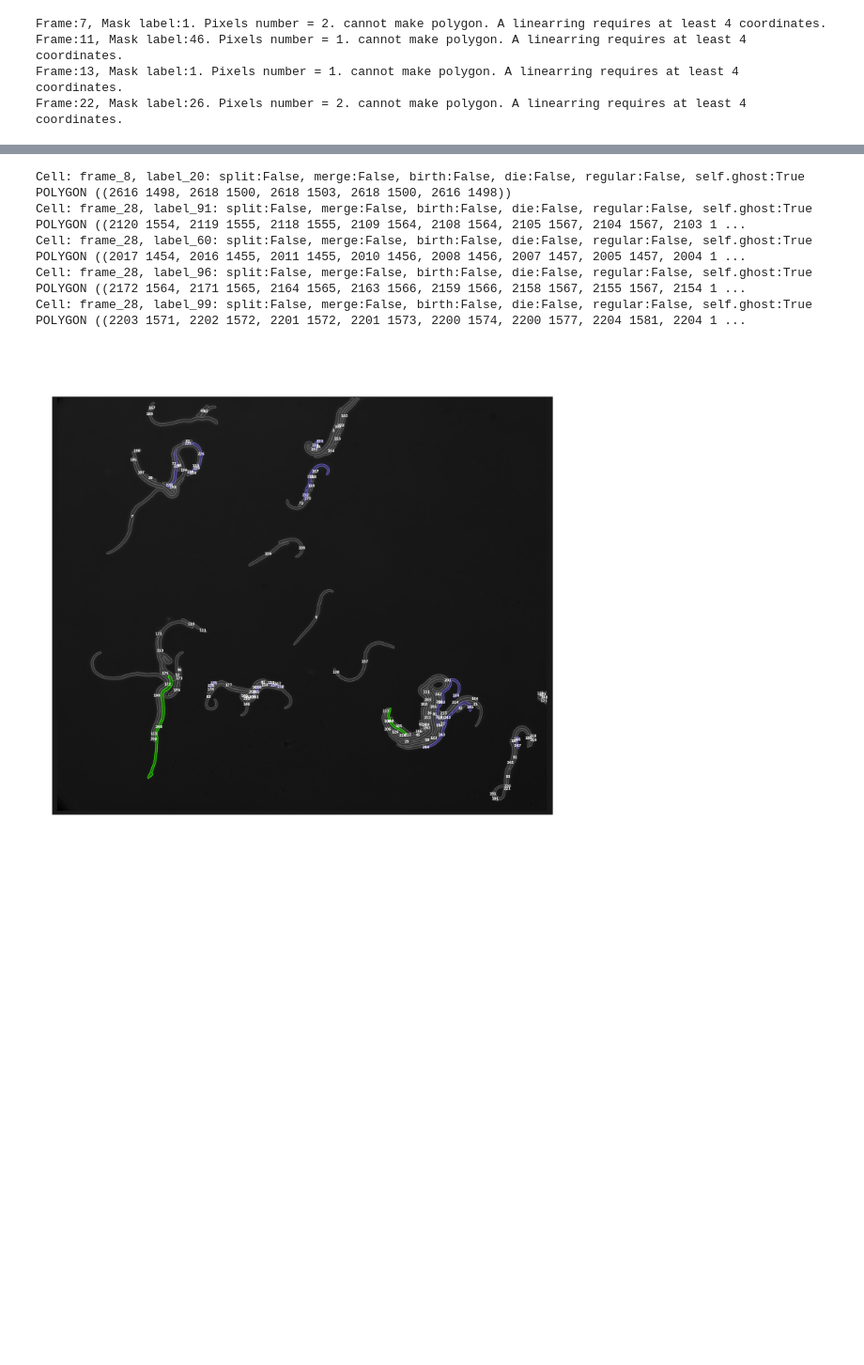
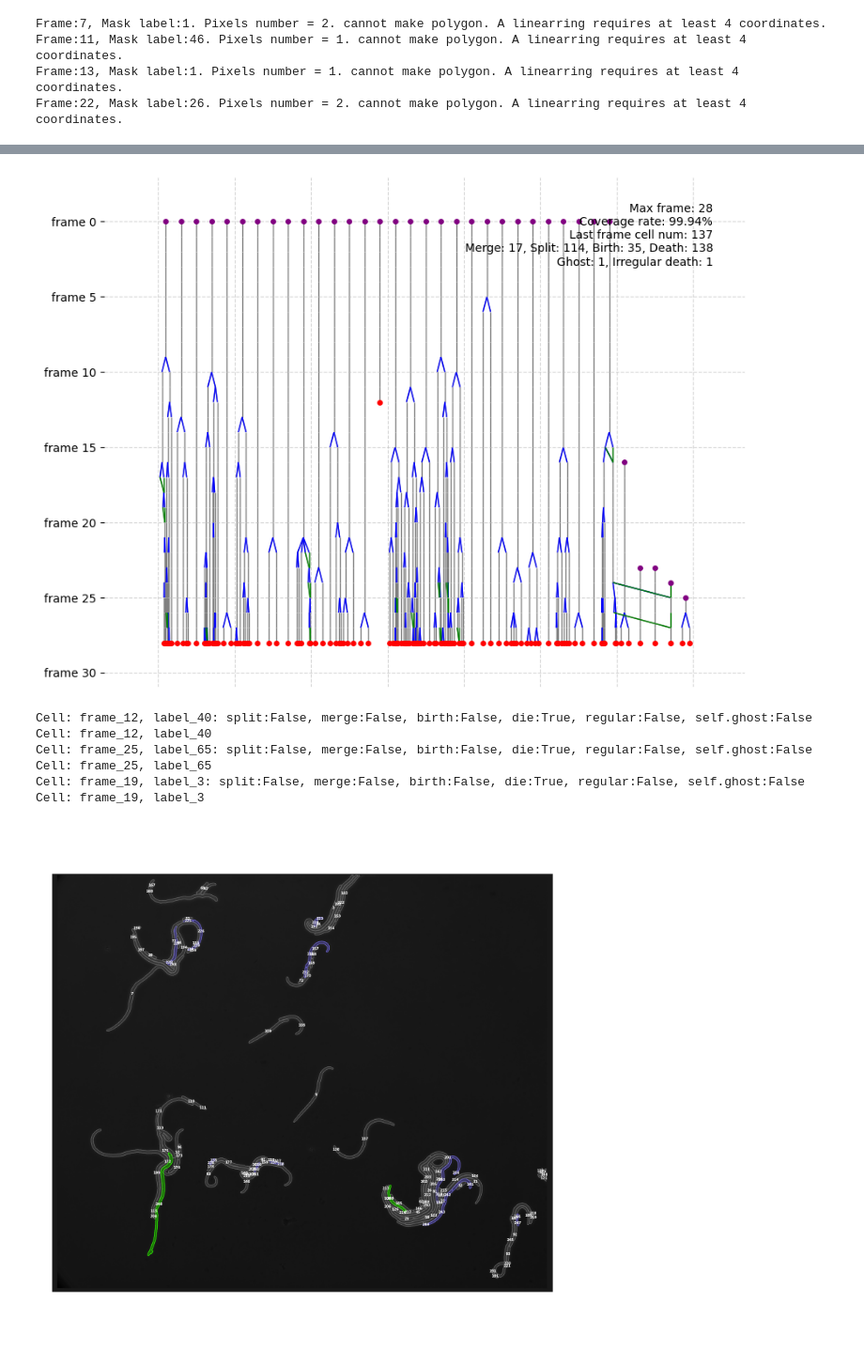
Before and after one commit to yyang35/super-segger-tracker, a Jupyter notebook: [work]_change_manual_link_format.ipynb, the cells around one changed output, grey strips where cells are left out. Shown at 94% size. Saved outputs shown, nothing was run; the diff lists cells and outputs as text; code cells hidden in the pictures; blank space fills up the shorter version.

```diff
--- a/[work]_change_manual_link_format.ipynb
+++ b/[work]_change_manual_link_format.ipynb
@@ -107,16 +107,20 @@ visualizer.quick_lineage(G, figsize=(15,12))
+# %%
+G1 = link_algorithm.silly_linker(composer)
+# %%
+visualizer.quick_lineage(G1)
+# %% [output]
+[figure, added]
 # %%
 defines = CellDefine.define_cells(G)
 # %%
-defines
+
 for define in defines:
-    if define.ghost is True:
-        print(define, define.cell.polygon)
+    if define.die and (define.cell.frame < 28):
+        print(define, define.cell)
 # %% [output]
-Cell: frame_8, label_20: split:False, merge:False, birth:False, die:False, regular:False, self.ghost:True POLYGON ((2616 1498, 2618 1500, 2618 1503, 2618 1500, 2616 1498))
-Cell: frame_28, label_91: split:False, merge:False, birth:False, die:False, regular:False, self.ghost:True POLYGON ((2120 1554, 2119 1555, 2118 1555, 2109 1564, 2108 1564, 2105 1567, 2104 1567, 2103 1 ...
-Cell: frame_28, label_60: split:False, merge:False, birth:False, die:False, regular:False, self.ghost:True POLYGON ((2017 1454, 2016 1455, 2011 1455, 2010 1456, 2008 1456, 2007 1457, 2005 1457, 2004 1 ...
-Cell: frame_28, label_96: split:False, merge:False, birth:False, die:False, regular:False, self.ghost:True POLYGON ((2172 1564, 2171 1565, 2164 1565, 2163 1566, 2159 1566, 2158 1567, 2155 1567, 2154 1 ...
-Cell: frame_28, label_99: split:False, merge:False, birth:False, die:False, regular:False, self.ghost:True POLYGON ((2203 1571, 2202 1572, 2201 1572, 2201 1573, 2200 1574, 2200 1577, 2204 1581, 2204 1 ...
+Cell: frame_12, label_40: split:False, merge:False, birth:False, die:True, regular:False, self.ghost:False Cell: frame_12, label_40
+Cell: frame_25, label_65: split:False, merge:False, birth:False, die:True, regular:False, self.ghost:False Cell: frame_25, label_65
+Cell: frame_19, label_3: split:False, merge:False, birth:False, die:True, regular:False, self.ghost:False Cell: frame_19, label_3
 # %%
 import matplotlib.pyplot as plt
 import PIL
```
Also changed, not shown: parts of 4 cells of this notebook, 5 other files.
